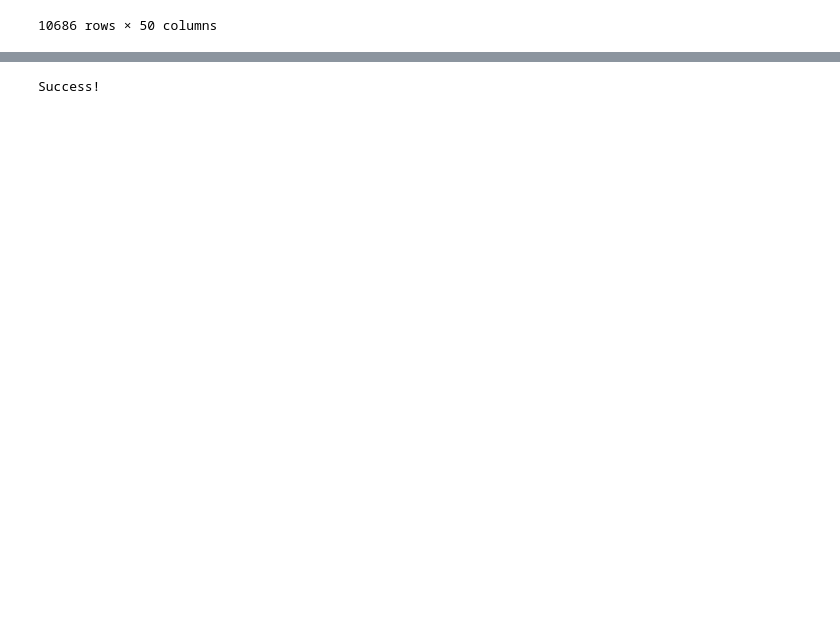
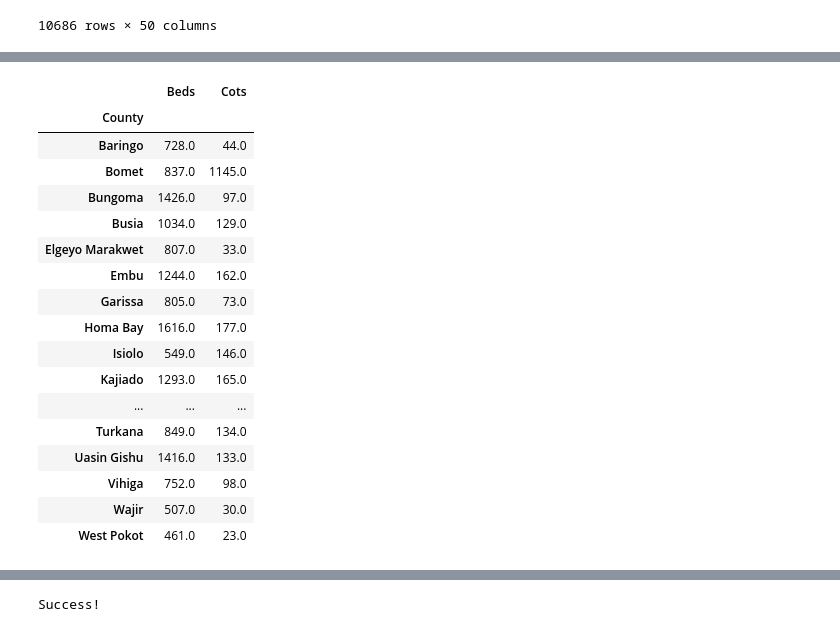
Before and after one commit to muneneevans/data-analysis-scripts, a Jupyter notebook: mfl list data.ipynb, the cells around one changed output, grey strips where cells are left out. Saved outputs shown, nothing was run; the diff lists cells and outputs as text; code cells hidden in the pictures; blank space fills up the shorter version.

```diff
--- a/mfl list data.ipynb
+++ b/mfl list data.ipynb
@@ -44,5 +64,24 @@ grouped_facilities
 # %%
 g =grouped_facilities.sum()
-g.loc['Turkana']['Beds']
+g
+# %% [output]
+|  | Beds | Cots |
+| County |  |  |
+| Baringo | 728.0 | 44.0 |
+| Bomet | 837.0 | 1145.0 |
+| Bungoma | 1426.0 | 97.0 |
+| Busia | 1034.0 | 129.0 |
+| Elgeyo Marakwet | 807.0 | 33.0 |
+| Embu | 1244.0 | 162.0 |
+| Garissa | 805.0 | 73.0 |
+| Homa Bay | 1616.0 | 177.0 |
+| Isiolo | 549.0 | 146.0 |
+| Kajiado | 1293.0 | 165.0 |
+| ... | ... | ... |
+| Turkana | 849.0 | 134.0 |
+| Uasin Gishu | 1416.0 | 133.0 |
+| Vihiga | 752.0 | 98.0 |
+| Wajir | 507.0 | 30.0 |
+| West Pokot | 461.0 | 23.0 |
 # %%
 g
```
Also changed, not shown: parts of 13 cells of this notebook, 6 other files.
